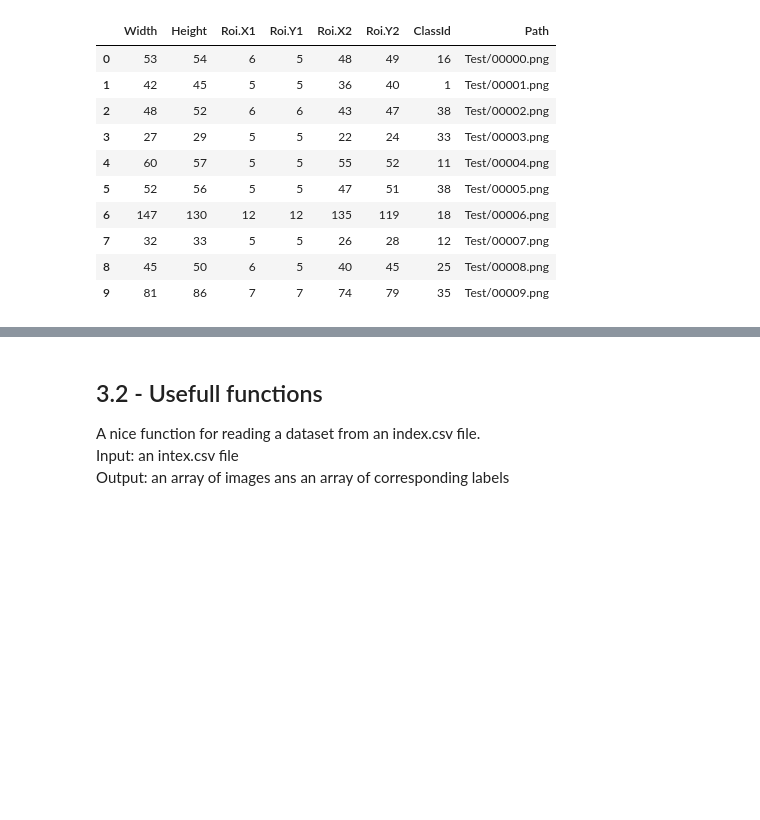
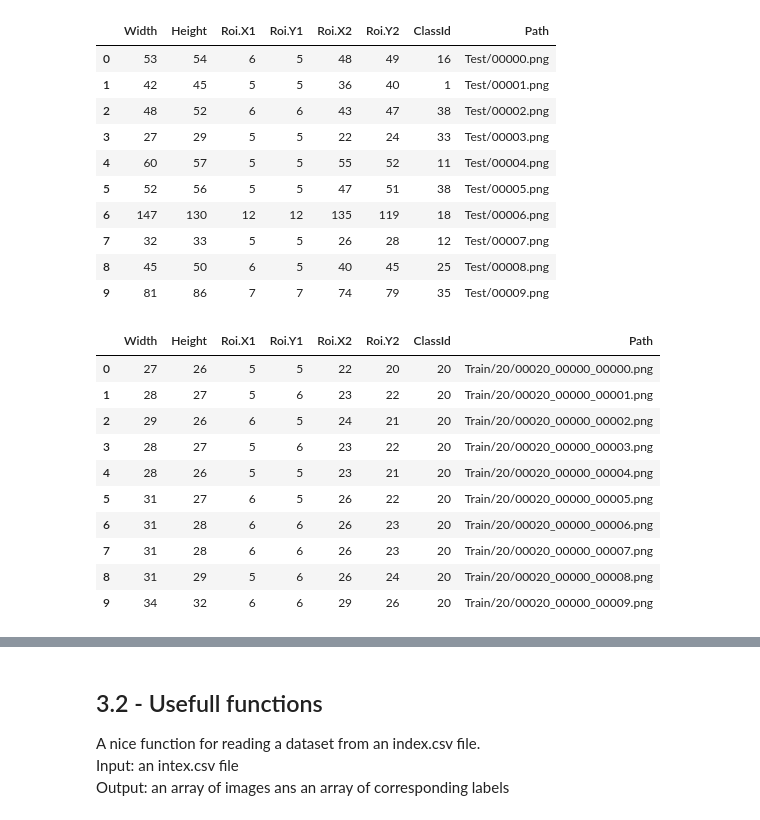
Before and after one commit to JulesUSG15/Apprentissage-Panneaux, a Jupyter notebook: Preparatio_data.ipynb, the cells around one changed output, grey strips where cells are left out. Cells and saved outputs as stored; diff of their text form; code cells hidden in the pictures; blank space fills up the shorter version.

```diff
--- a/Preparatio_data.ipynb
+++ b/Preparatio_data.ipynb
@@ -76,3 +76,18 @@ df.head(10)
 | 7 | 32 | 33 | 5 | 5 | 26 | 28 | 12 | Test/00007.png |
 | 8 | 45 | 50 | 6 | 5 | 40 | 45 | 25 | Test/00008.png |
 | 9 | 81 | 86 | 7 | 7 | 74 | 79 | 35 | Test/00009.png |
+# %%
+df = pd.read_csv(f'GTSRB/origine/Train.csv', header=0)
+df.head(10)
+# %% [output]
+|  | Width | Height | Roi.X1 | Roi.Y1 | Roi.X2 | Roi.Y2 | ClassId | Path |
+| 0 | 27 | 26 | 5 | 5 | 22 | 20 | 20 | Train/20/00020_00000_00000.png |
+| 1 | 28 | 27 | 5 | 6 | 23 | 22 | 20 | Train/20/00020_00000_00001.png |
+| 2 | 29 | 26 | 6 | 5 | 24 | 21 | 20 | Train/20/00020_00000_00002.png |
+| 3 | 28 | 27 | 5 | 6 | 23 | 22 | 20 | Train/20/00020_00000_00003.png |
+| 4 | 28 | 26 | 5 | 5 | 23 | 21 | 20 | Train/20/00020_00000_00004.png |
+| 5 | 31 | 27 | 6 | 5 | 26 | 22 | 20 | Train/20/00020_00000_00005.png |
+| 6 | 31 | 28 | 6 | 6 | 26 | 23 | 20 | Train/20/00020_00000_00006.png |
+| 7 | 31 | 28 | 6 | 6 | 26 | 23 | 20 | Train/20/00020_00000_00007.png |
+| 8 | 31 | 29 | 5 | 6 | 26 | 24 | 20 | Train/20/00020_00000_00008.png |
+| 9 | 34 | 32 | 6 | 6 | 29 | 26 | 20 | Train/20/00020_00000_00009.png |
```
Also changed, not shown: parts of 9 cells of this notebook, 9 other files.
